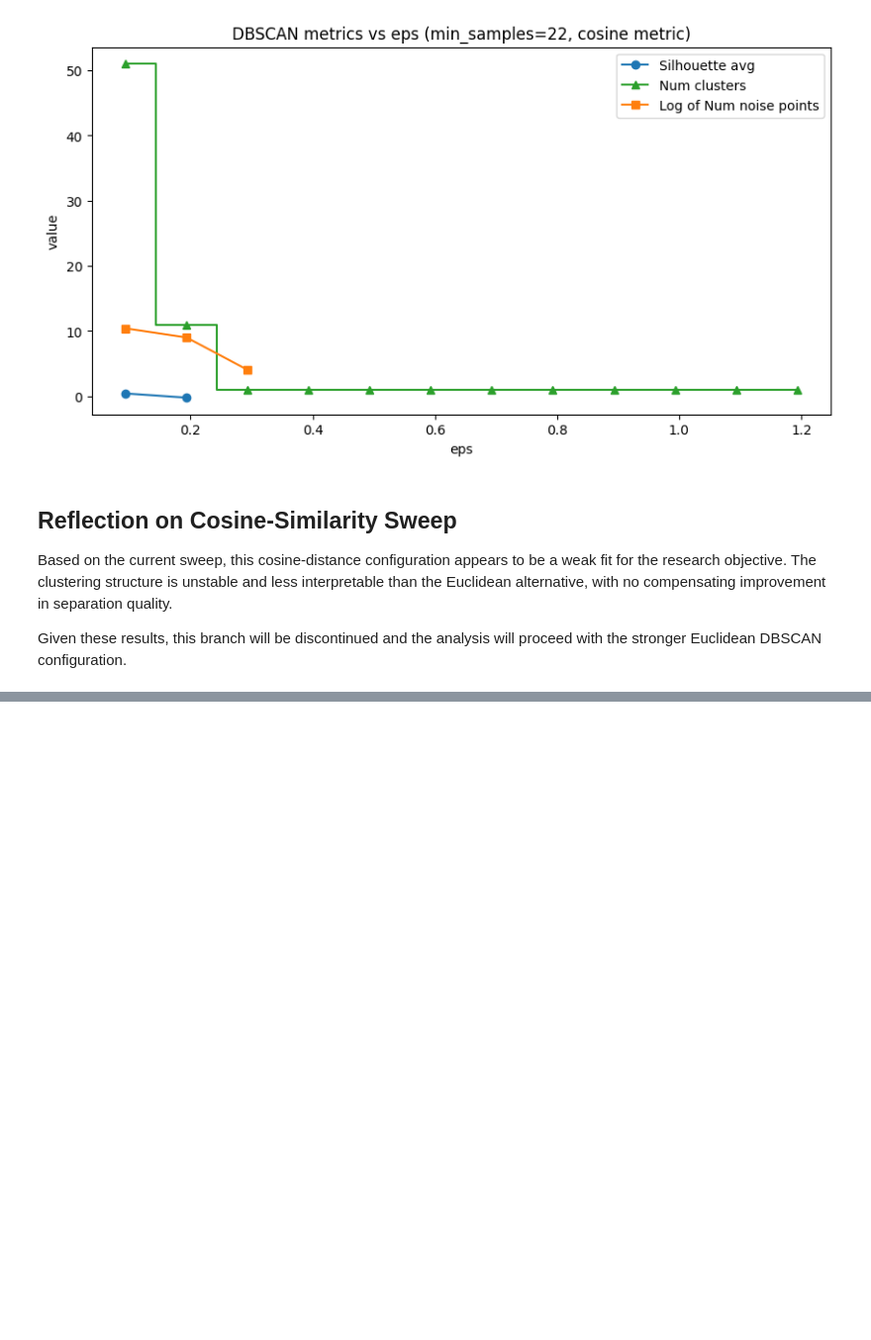
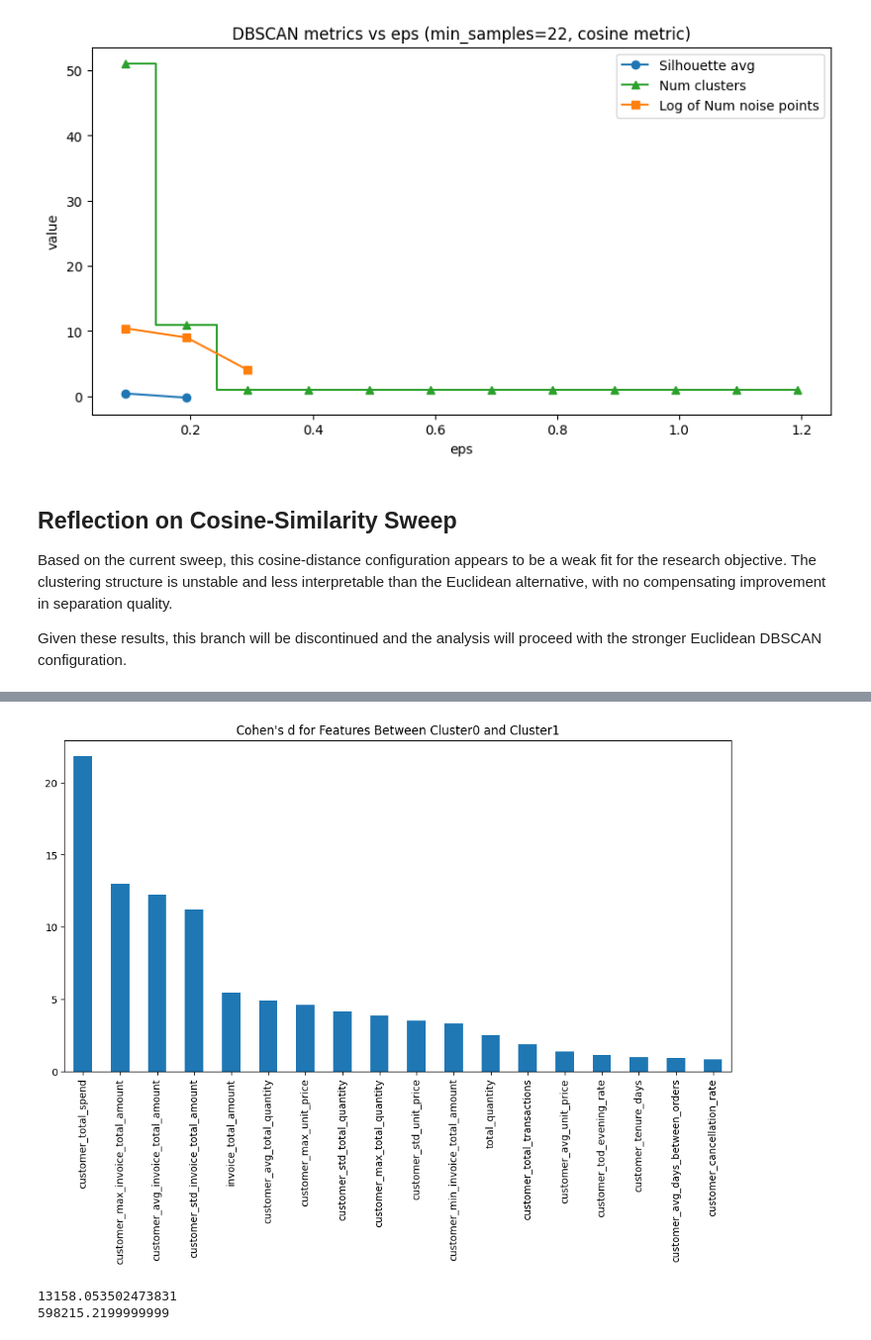
Before and after one commit to smnsht/unusual-customer-purchasing, a Jupyter notebook: notebooks/04_CustomerSegmentation.ipynb, the cells around one changed output, grey strips where cells are left out. Shown at 99% size. Drawn from its saved outputs; the diff is of its cells as text; code cells hidden in the pictures; blank space fills up the shorter version.

```diff
--- a/notebooks/04_CustomerSegmentation.ipynb
+++ b/notebooks/04_CustomerSegmentation.ipynb
@@ -576,0 +706,18 @@ Given these results, this branch will be discontinued and the analysis will proc
+# %%
+cohens_d_df2 = cohens_d_from_features(df_cluster0, df_cluster1)
+cohens_d_df2 = cohens_d_df2[cohens_d_df2["cohens_d_abs"] > 0.8]
+
+cohens_d_df2.plot(
+    kind="bar",
+    figsize=(12, 6),
+    legend=False,
+    title="Cohen's d for Features Between Cluster0 and Cluster1",
+);
+# %% [output]
+[figure, added]
+# %%
+print(df_cluster0.customer_total_spend.mean())
+print(df_cluster1.customer_total_spend.mean())
+# %% [output]
+13158.053502473831
+598215.2199999999
```
Also changed, not shown: parts of 15 cells of this notebook.
